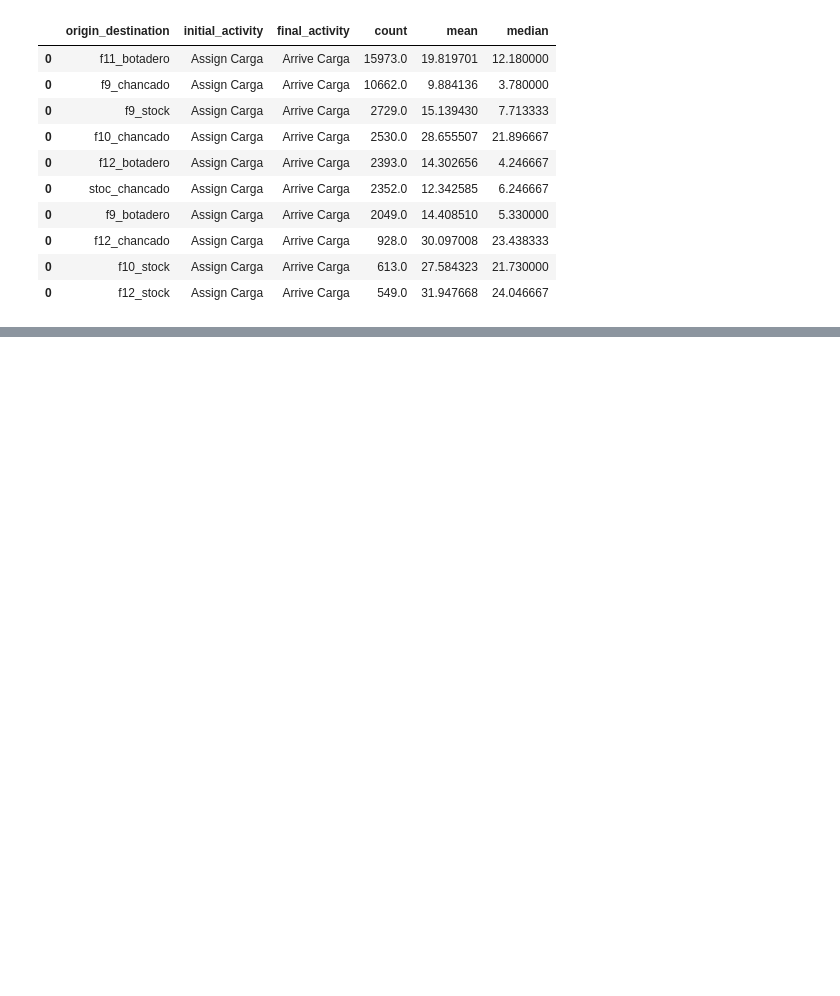
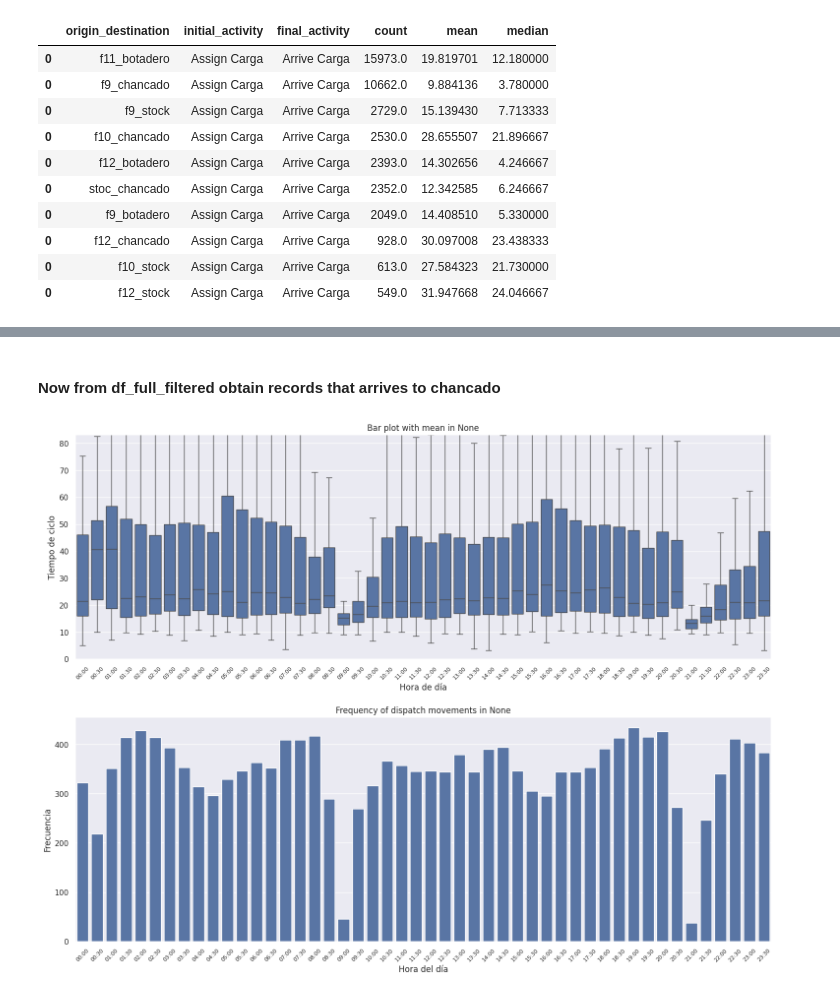
Before and after one commit to AlvaroEscalonaB/PM_MLP, a Jupyter notebook: dispatch-chancado.ipynb, the cells around one changed output, grey strips where cells are left out. Saved outputs shown, nothing was run; the diff lists cells and outputs as text; code cells hidden in the pictures; blank space fills up the shorter version.

Commit message:
2: Add metrics for arriving to chancado

```diff
--- a/dispatch-chancado.ipynb
+++ b/dispatch-chancado.ipynb
@@ -274,0 +283,8 @@ for origin_destination_item in list_origin_destination_chancado:
+# %% [markdown]
+#### Now from df_full_filtered obtain records that arrives to chancado
+# %%
+df_chancado = df_full_filtered[df_full_filtered['dumplocationunit'] == 'Chancado']
+# %%
+plot_process_time(df_chancado, period='30T', reference_activity='Arrive Descarga', type_plot='box')
+# %% [output]
+[figure, added]
```
Also changed, not shown: parts of 2 cells of this notebook.
